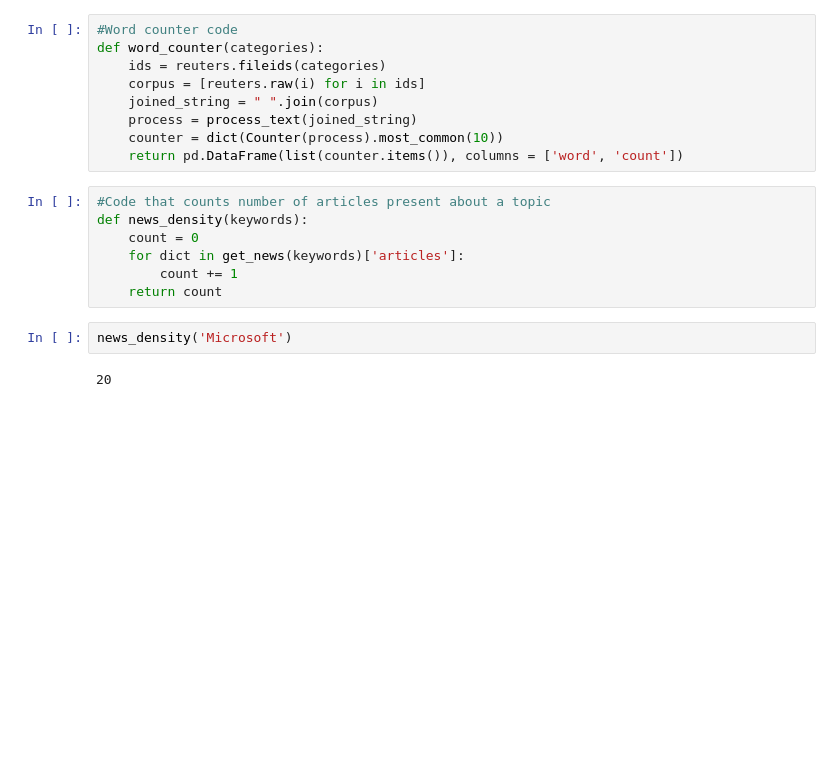
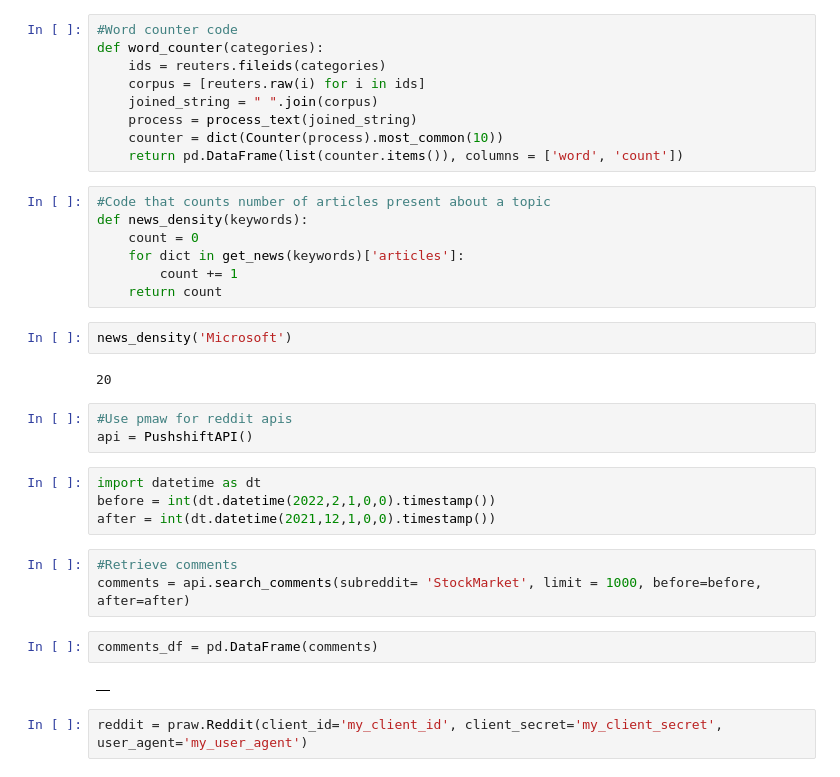
Before and after one commit to JoeHGeoghegan/P2G2-ProjectGit, a Jupyter notebook: Notebooks/Krista.ipynb, the cells around one changed output. Cells and saved outputs as stored; diff of their text form; blank space fills up the shorter version.

Commit message:
added code to request data from reddits though keep getting 402 error that needs to be fixed

```diff
--- a/Notebooks/Krista.ipynb
+++ b/Notebooks/Krista.ipynb
@@ -159,3 +160,19 @@ def news_density(keywords):
 news_density('Microsoft')
 # %% [output]
 20
+# %%
+#Use pmaw for reddit apis
+api = PushshiftAPI()
+# %%
+import datetime as dt
+before = int(dt.datetime(2022,2,1,0,0).timestamp())
+after = int(dt.datetime(2021,12,1,0,0).timestamp())
+# %%
+#Retrieve comments
+comments = api.search_comments(subreddit= 'StockMarket', limit = 1000, before=before, after=after)
+# %%
+comments_df = pd.DataFrame(comments)
+# %% [output]
+|  |
+# %%
+reddit = praw.Reddit(client_id='my_client_id', client_secret='my_client_secret', user_agent='my_user_agent')
```
Also changed, not shown: parts of 3 cells of this notebook.
